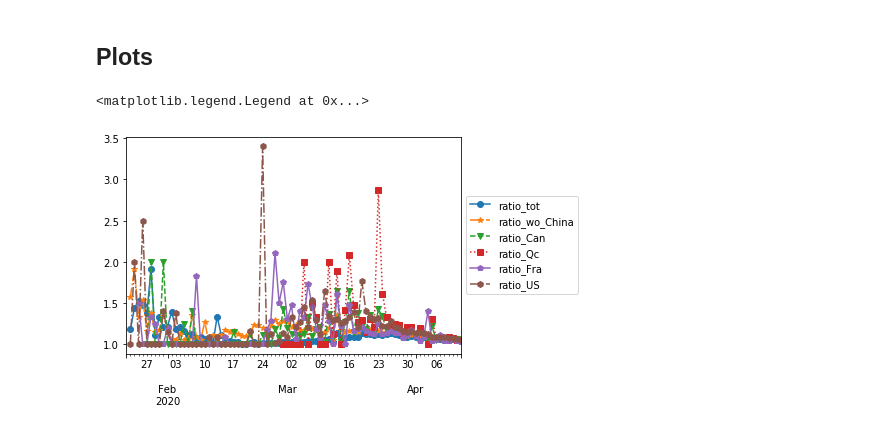
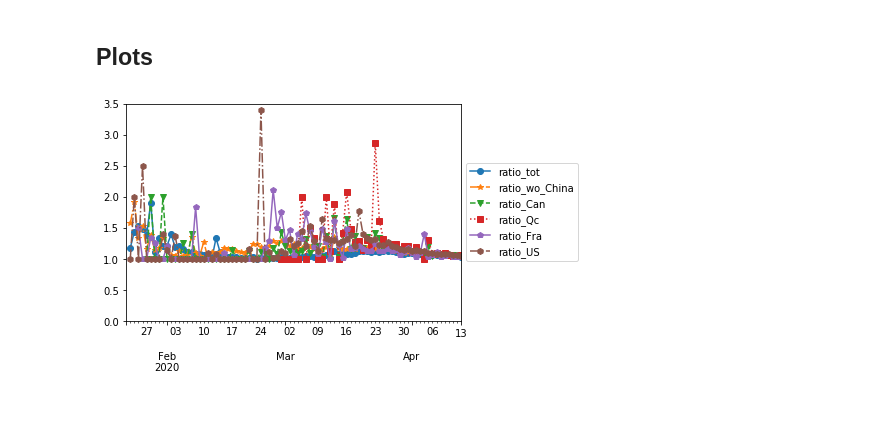
Before and after one commit to louisleroy5/COVID-19, a Jupyter notebook: Stat covid.ipynb, the cells around one changed output. Cells and saved outputs as stored; diff of their text form; code cells hidden in the pictures.

Commit message:
Moves legend location and runs all

```diff
--- a/Stat covid.ipynb
+++ b/Stat covid.ipynb
@@ -141,15 +141,15 @@ confirmed[
 # %%
 # Ratio
 ax_ratio = confirmed[
     ["ratio_tot", "ratio_wo_China", "ratio_Can", "ratio_Qc", "ratio_Fra", "ratio_US"]
 ].plot()
 for i, line in enumerate(ax_ratio.get_lines()):
     line.set_marker(markers[i])
     line.set_linestyle(styles[i])
 ax_ratio.legend(bbox_to_anchor=(1, 0.75))
+ax_ratio.set_ylim([0, 3.5]);
 # %% [output]
-<matplotlib.legend.Legend at 0x...>
-[figure, old version]
+[figure, new version]
 # %%
 # Ratio diff
 ax_ratio = confirmed[
```
Also changed, not shown: parts of 5 cells of this notebook.
